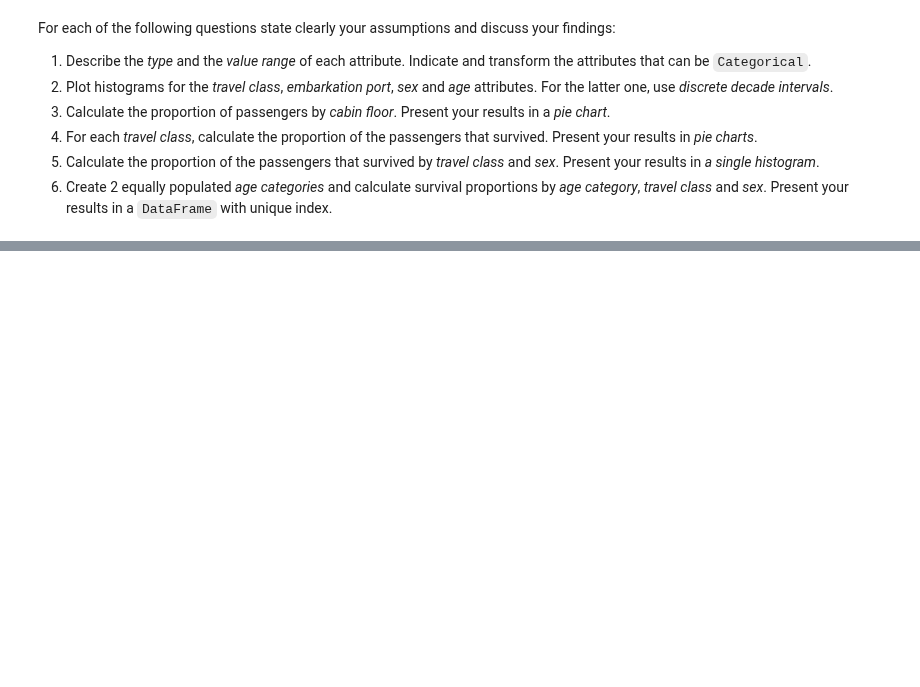
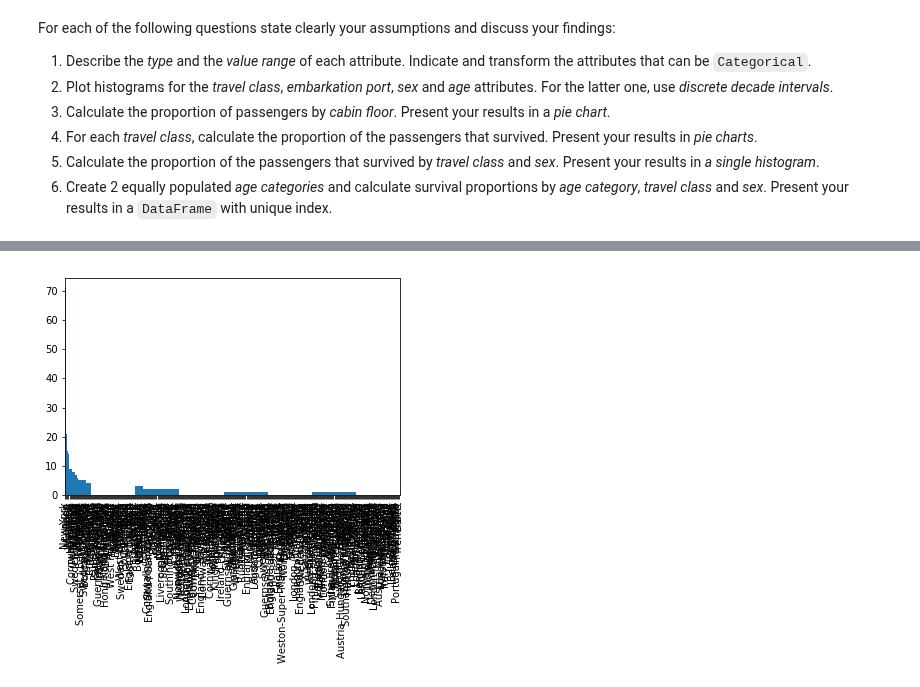
Before and after one commit to matthieuDev/ADA2017, a Jupyter notebook: 01 - Pandas and Data Wrangling/Homework 1.ipynb, the cells around one changed output, grey strips where cells are left out. Drawn from its saved outputs; the diff is of its cells as text; code cells hidden in the pictures; blank space fills up the shorter version.

```diff
--- a/01 - Pandas and Data Wrangling/Homework 1.ipynb
+++ b/01 - Pandas and Data Wrangling/Homework 1.ipynb
@@ -211,0 +273,9 @@ For each of the following questions state clearly your assumptions and discuss y
+# %%
+#2.embarkation port
+def parseHome (stri) :
+    return str(stri).split(",")[0]
+begTitanic = titanic
+begTitanic = titanic["home.dest"].dropna().map(parseHome, na_action=None)
+begPlot = begTitanic.value_counts().plot(kind='bar')
+# %% [output]
+[figure, added]
```
Also changed, not shown: parts of 6 cells of this notebook.
